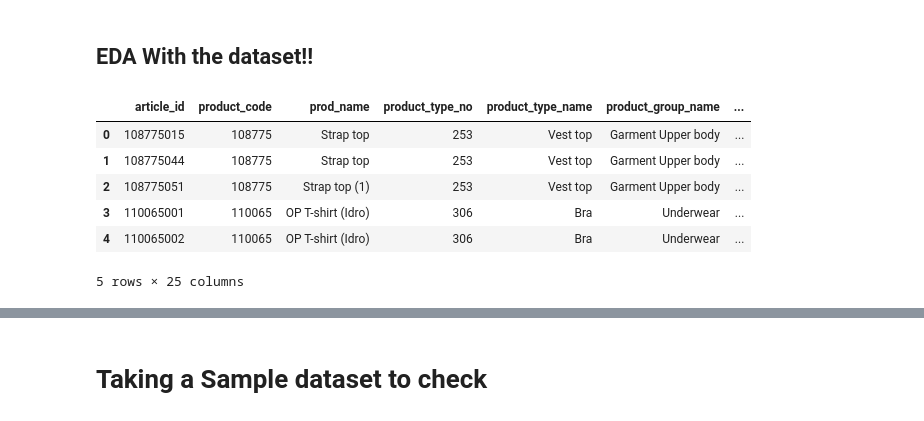
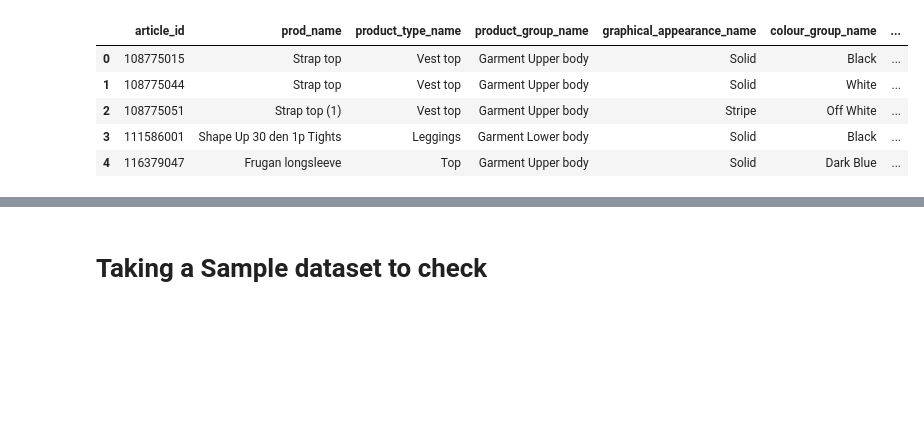
Before and after one commit to NikhilK-crypto/SmartStyleHub, a Jupyter notebook: CLIP_finetuning_nikhil.ipynb, the cells around one changed output, grey strips where cells are left out. Saved outputs shown, nothing was run; the diff lists cells and outputs as text; code cells hidden in the pictures; blank space fills up the shorter version.

```diff
--- a/CLIP_finetuning_nikhil.ipynb
+++ b/CLIP_finetuning_nikhil.ipynb
@@ -5,16 +5,14 @@ import numpy as np # importing libraries
 import torch
 from transformers import CLIPProcessor, CLIPModel, CLIPTokenizer
 import matplotlib.pyplot as plt
-# %% [markdown]
-## EDA With the dataset!!
 # %%
-df= pd.read_csv('articles.csv')
+df = pd.read_csv('selected_articles.csv')
+df.drop(columns=['Unnamed: 0'],inplace=True,axis=1)
 df.head()
 # %% [output]
-|  | article_id | product_code | prod_name | product_type_no | product_type_name | product_group_name | ... |
-| 0 | 108775015 | 108775 | Strap top | 253 | Vest top | Garment Upper body | ... |
-| 1 | 108775044 | 108775 | Strap top | 253 | Vest top | Garment Upper body | ... |
-| 2 | 108775051 | 108775 | Strap top (1) | 253 | Vest top | Garment Upper body | ... |
-| 3 | 110065001 | 110065 | OP T-shirt (Idro) | 306 | Bra | Underwear | ... |
-| 4 | 110065002 | 110065 | OP T-shirt (Idro) | 306 | Bra | Underwear | ... |
+|  | article_id | prod_name | product_type_name | product_group_name | graphical_appearance_name | colour_group_name | ... |
+| 0 | 108775015 | Strap top | Vest top | Garment Upper body | Solid | Black | ... |
+| 1 | 108775044 | Strap top | Vest top | Garment Upper body | Solid | White | ... |
+| 2 | 108775051 | Strap top (1) | Vest top | Garment Upper body | Stripe | Off White | ... |
+| 3 | 111586001 | Shape Up 30 den 1p Tights | Leggings | Garment Lower body | Solid | Black | ... |
+| 4 | 116379047 | Frugan longsleeve | Top | Garment Upper body | Solid | Dark Blue | ... |
-5 rows × 25 columns
```
Also changed, not shown: parts of 40 cells of this notebook.
